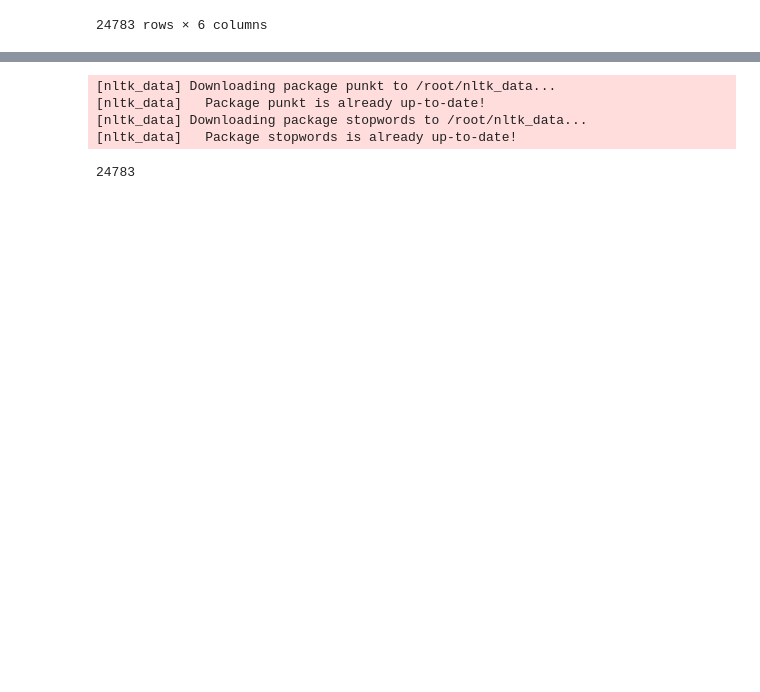
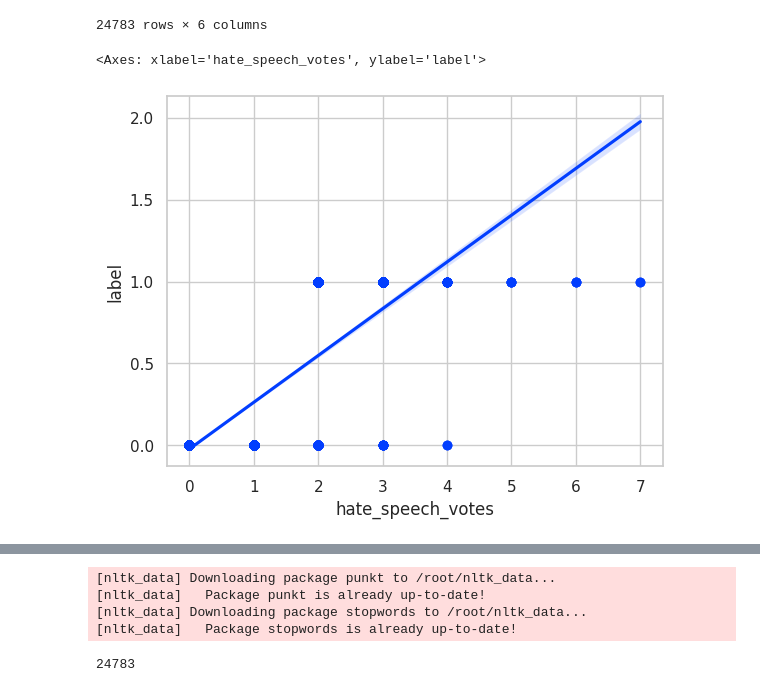
Before and after one commit to jiuyuanx/Application-of-NLP-and-LLM, a Jupyter notebook: A3-HateSpeech-Classification/HateSpeech_Classification_TransformerEncoder.ipynb, the cells around one changed output, grey strips where cells are left out. Drawn from its saved outputs; the diff is of its cells as text; code cells hidden in the pictures; blank space fills up the shorter version.

```diff
--- a/A3-HateSpeech-Classification/HateSpeech_Classification_TransformerEncoder.ipynb
+++ b/A3-HateSpeech-Classification/HateSpeech_Classification_TransformerEncoder.ipynb
@@ -25,6 +25,11 @@ df
 | 25295 | 6 | 0 | 6 | 0 | youu got wild bitches tellin you ... | youu got wild bitches tellin you ... |
 | 25296 | 3 | 0 | 3 | 0 | ~~Ruffled | Ntac Eileen Dahlia - ... | ruffled ntac eileen dahlia beauti... |
 24783 rows × 6 columns
+# %%
+sns.regplot(df[['label','hate_speech_votes']],x='hate_speech_votes',  y='label')
+# %% [output]
+<Axes: xlabel='hate_speech_votes', ylabel='label'>
+[figure, added]
 # %%
 # assigning variables to essential columns
 data = df['clean_tweets']
```
Also changed, not shown: parts of 3 cells of this notebook.
